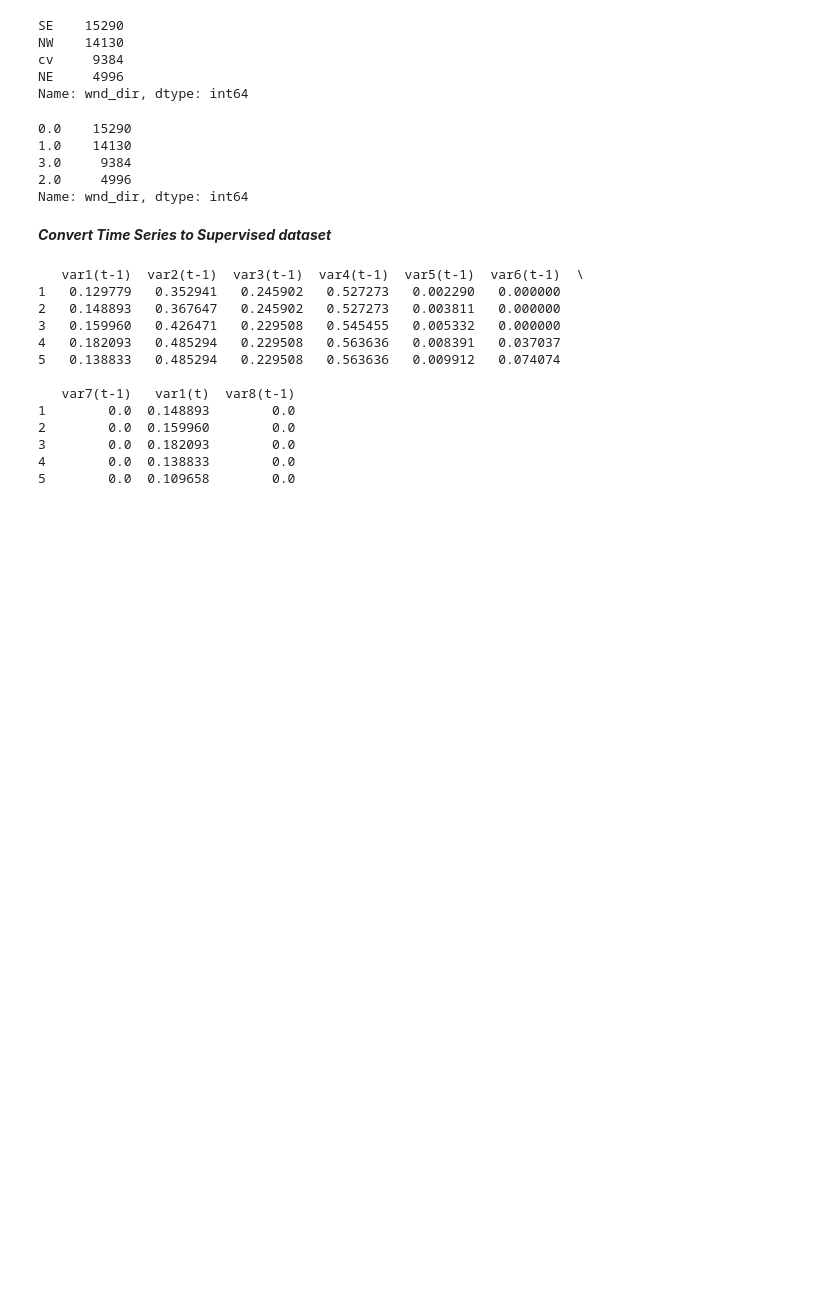
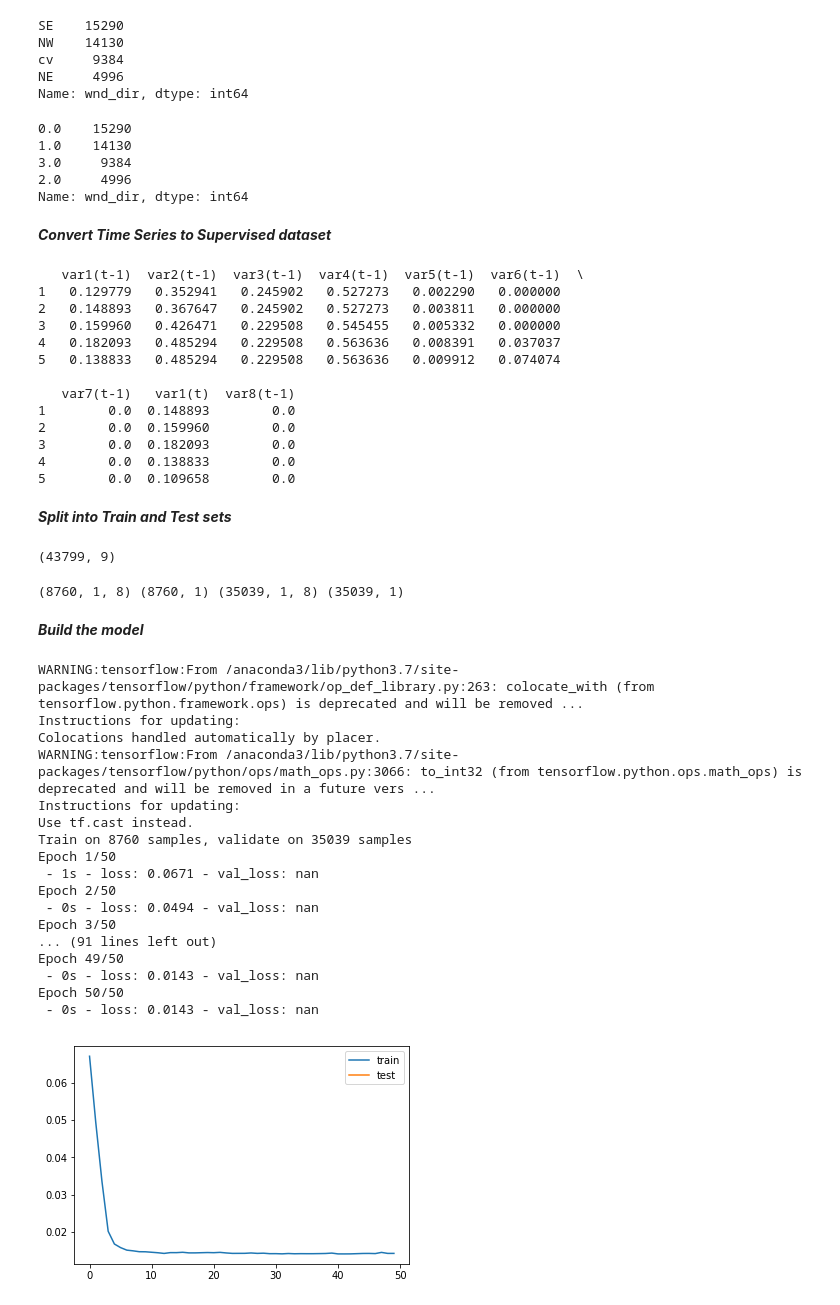
Before and after one commit to JacopoMangiavacchi/LSTM-Embedding-Forecasting, a Jupyter notebook: LSTM_Embedding_Forecasting.ipynb, the cells around one changed output. Drawn from its saved outputs; the diff is of its cells as text; code cells hidden in the pictures; blank space fills up the shorter version.

Commit message:
WIP creating the model

```diff
--- a/LSTM_Embedding_Forecasting.ipynb
+++ b/LSTM_Embedding_Forecasting.ipynb
@@ -169,3 +174,56 @@ print(reframed.head())
 3        0.0  0.182093        0.0
 4        0.0  0.138833        0.0
 5        0.0  0.109658        0.0
+# %% [markdown]
+***Split into Train and Test sets***
+# %%
+reframed.shape
+# %% [output]
+(43799, 9)
+# %%
+values = reframed.values
+
+n_train_hours = 365 * 24
+train = values[:n_train_hours, :]
+test = values[n_train_hours:, :]
+
+# split into input and outputs
+train_X, train_y = train[:, [0, 1, 2, 3, 4, 5, 6, 8]], train[:, [7]]
+test_X, test_y = test[:, [0, 1, 2, 3, 4, 5, 6, 8]], test[:, [7]]
+
+# reshape input to be 3D [samples, timesteps, features]
+train_X = train_X.reshape((train_X.shape[0], 1, train_X.shape[1]))
+test_X = test_X.reshape((test_X.shape[0], 1, test_X.shape[1]))
+
+print(train_X.shape, train_y.shape, test_X.shape, test_y.shape)
+# %% [output]
+(8760, 1, 8) (8760, 1) (35039, 1, 8) (35039, 1)
+# %% [markdown]
+***Build the model***
+# %%
+model = Sequential()
+model.add(LSTM(50, input_shape=(train_X.shape[1], train_X.shape[2])))
+model.add(Dense(1))
+model.compile(loss='mae', optimizer='adam')
+
+# fit network
+history = model.fit(train_X, train_y, epochs=50, batch_size=72, validation_data=(test_X, test_y), verbose=2, shuffle=False)
+# %% [output]
+WARNING:tensorflow:From /anaconda3/lib/python3.7/site-packages/tensorflow/python/framework/op_def_library.py:263: colocate_with (from tensorflow.python.framework.ops) is deprecated and will be removed ...
+Instructions for updating:
+Colocations handled automatically by placer.
+WARNING:tensorflow:From /anaconda3/lib/python3.7/site-packages/tensorflow/python/ops/math_ops.py:3066: to_int32 (from tensorflow.python.ops.math_ops) is deprecated and will be removed in a future vers ...
+Instructions for updating:
+Use tf.cast instead.
+Train on 8760 samples, validate on 35039 samples
+Epoch 1/50
+ - 1s - loss: 0.0671 - val_loss: nan
+Epoch 2/50
+ - 0s - loss: 0.0494 - val_loss: nan
+Epoch 3/50
+... (91 lines left out)
+Epoch 49/50
+ - 0s - loss: 0.0143 - val_loss: nan
+Epoch 50/50
+ - 0s - loss: 0.0143 - val_loss: nan
+[figure, added]
```
Also changed, not shown: parts of 4 cells of this notebook, 2 other files.
